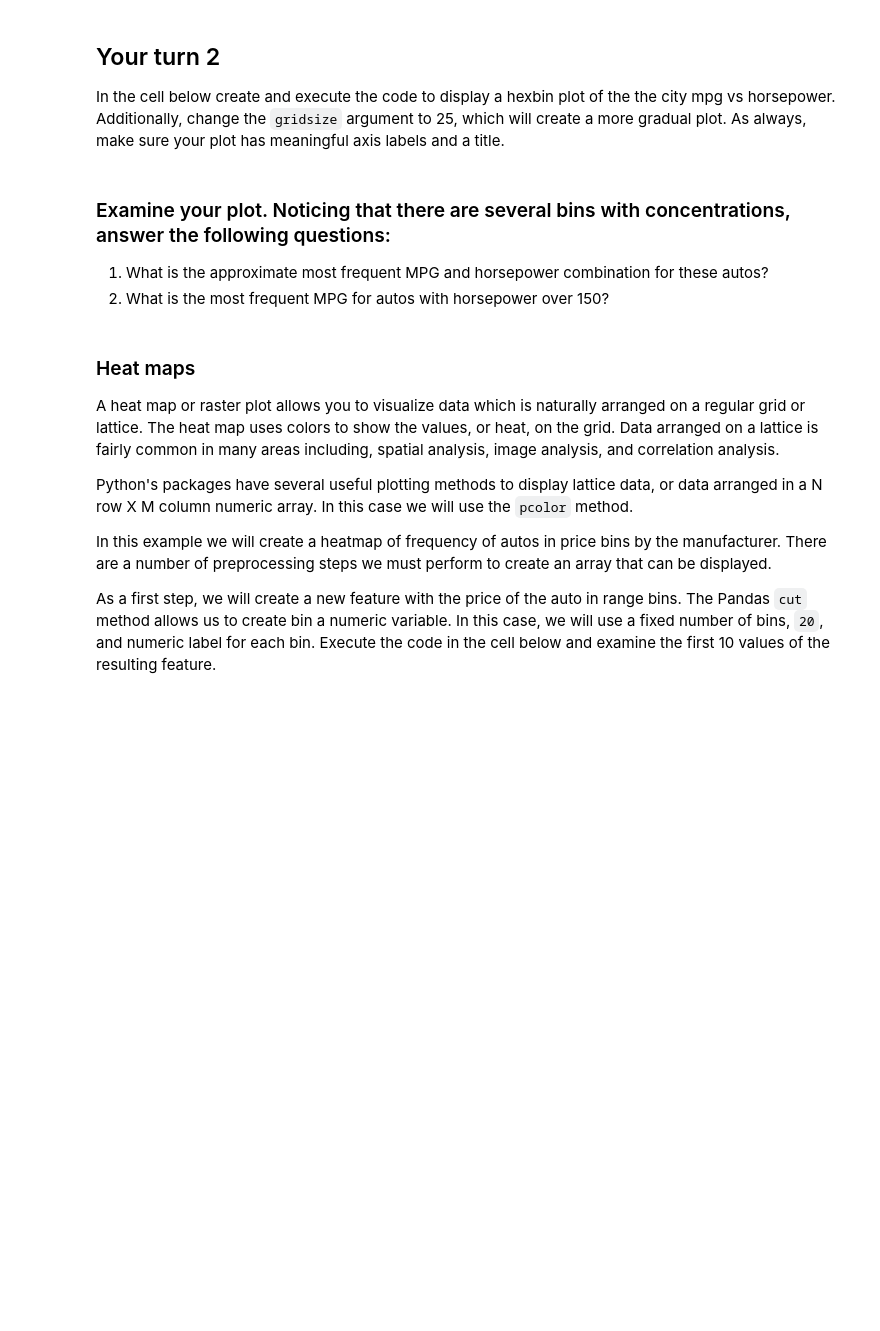
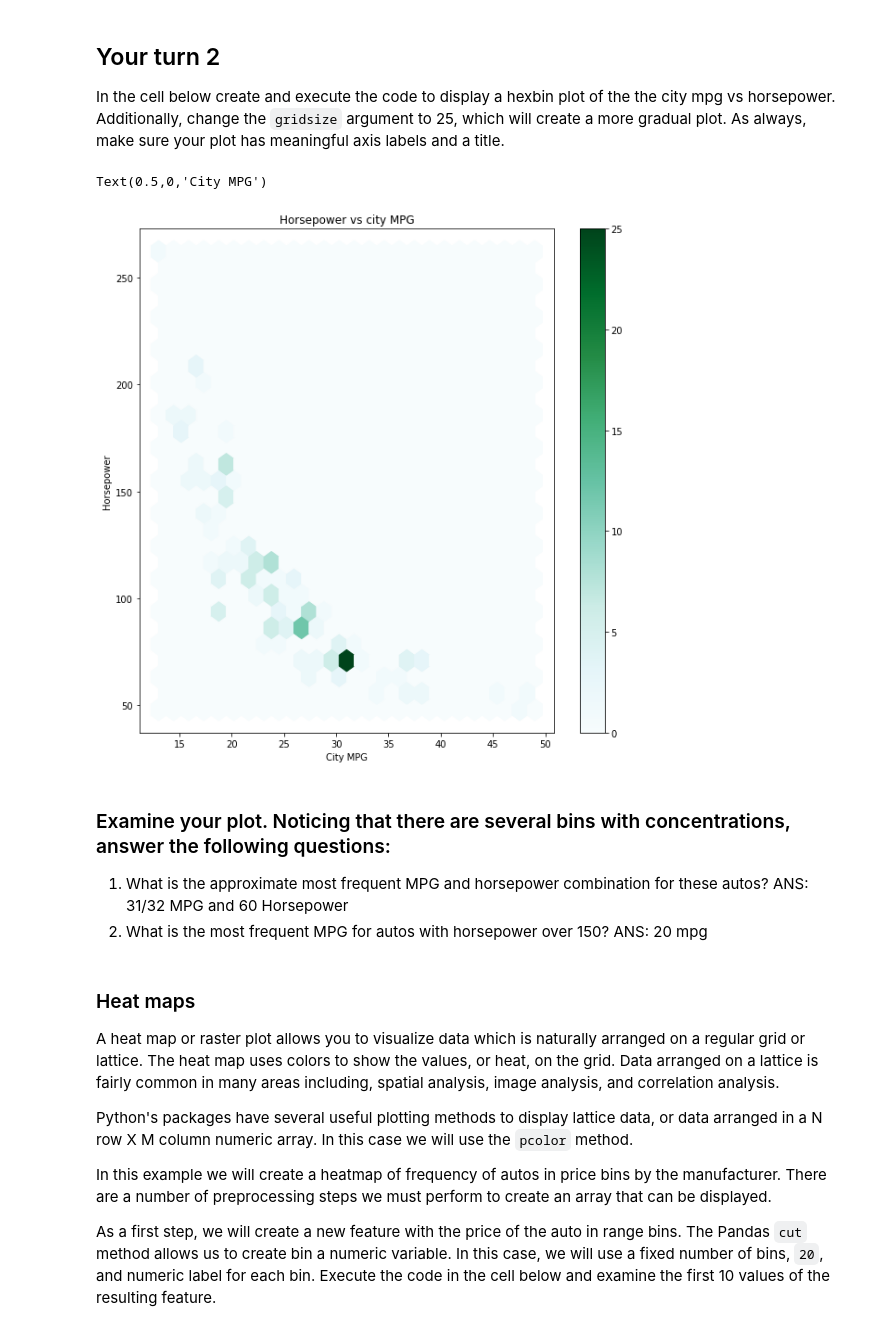
Before and after one commit to ryanarbow/uw_data_science, a Jupyter notebook: DS_methods_and_tools_2/L02-DataExploration-Part2.ipynb, the cells around one changed output. Cells and saved outputs as stored; diff of their text form; code cells hidden in the pictures; blank space fills up the shorter version.

```diff
--- a/DS_methods_and_tools_2/L02-DataExploration-Part2.ipynb
+++ b/DS_methods_and_tools_2/L02-DataExploration-Part2.ipynb
@@ -180,10 +192,19 @@ Examine this plot noticing the following:
 # %% [markdown]
 ## Your turn 2
 In the cell below create and execute the code to display a hexbin plot of the the city mpg vs horsepower. Additionally, change the `gridsize` argument to 25, which will create a more gradual plot. As always, make sure your plot has meaningful axis labels and a title.
+# %%
+ax = plt.figure(figsize=(10,10)).gca()
+auto_price.plot.hexbin(x = 'city-mpg', y = 'horsepower', gridsize = 25, ax = ax)
+ax.set_title('Horsepower vs city MPG') # Give the plot a main title
+ax.set_ylabel('Horsepower')# Set text for y axis
+ax.set_xlabel('City MPG')# Set text for x axis
+# %% [output]
+Text(0.5,0,'City MPG')
+[figure, added]
 # %% [markdown]
 ### Examine your plot. Noticing that there are several bins with concentrations, answer the following questions:
-1. What is the approximate most frequent MPG and horsepower combination for these autos?
-2. What is the most frequent MPG for autos with horsepower over 150?
+1. What is the approximate most frequent MPG and horsepower combination for these autos? ANS: 31/32 MPG and 60 Horsepower
+2. What is the most frequent MPG for autos with horsepower over 150? ANS: 20 mpg
 # %% [markdown]
 ### Heat maps
 
```
Also changed, not shown: parts of 25 cells of this notebook.
